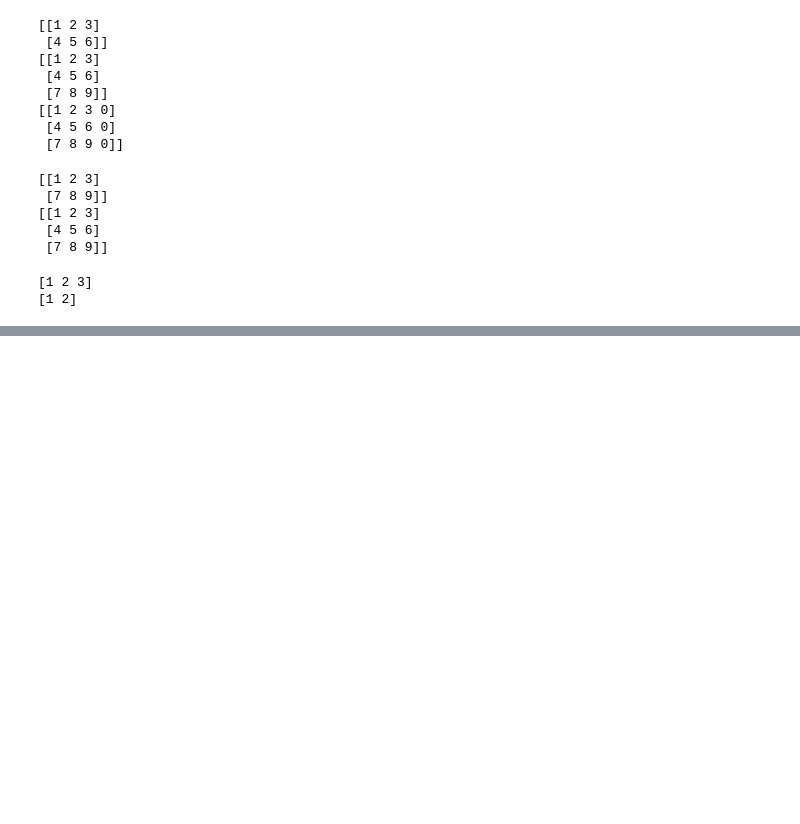
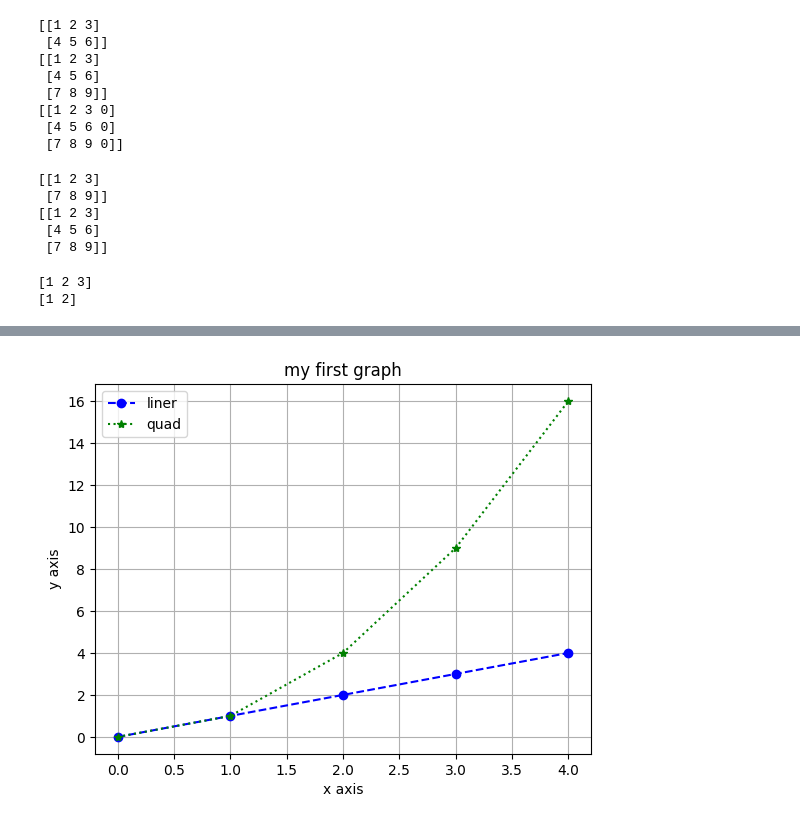
Before and after one commit to Shogo-Namaisawa/premaster_data_mining, a Jupyter notebook: code/lecture4.ipynb, the cells around one changed output, grey strips where cells are left out. Saved outputs shown, nothing was run; the diff lists cells and outputs as text; code cells hidden in the pictures; blank space fills up the shorter version.

```diff
--- a/code/lecture4.ipynb
+++ b/code/lecture4.ipynb
@@ -554,0 +592,14 @@ print(b)
+# %%
+data = [0,1,4,9,16]
+x=[0,1,2,3,4]
+y=[0,1,2,3,4]
+
+plt.plot(x,y, linestyle='--', color = 'blue', marker = 'o', label = "liner")
+plt.plot(data, linestyle = ':', color = 'green', marker = '*', label = "quad")
+plt.legend()
+plt.title("my first graph")
+plt.xlabel("x axis")
+plt.ylabel("y axis")
+plt.grid(True);
+# %% [output]
+[figure, added]
```
Also changed, not shown: parts of 19 cells of this notebook, 2 other files.
